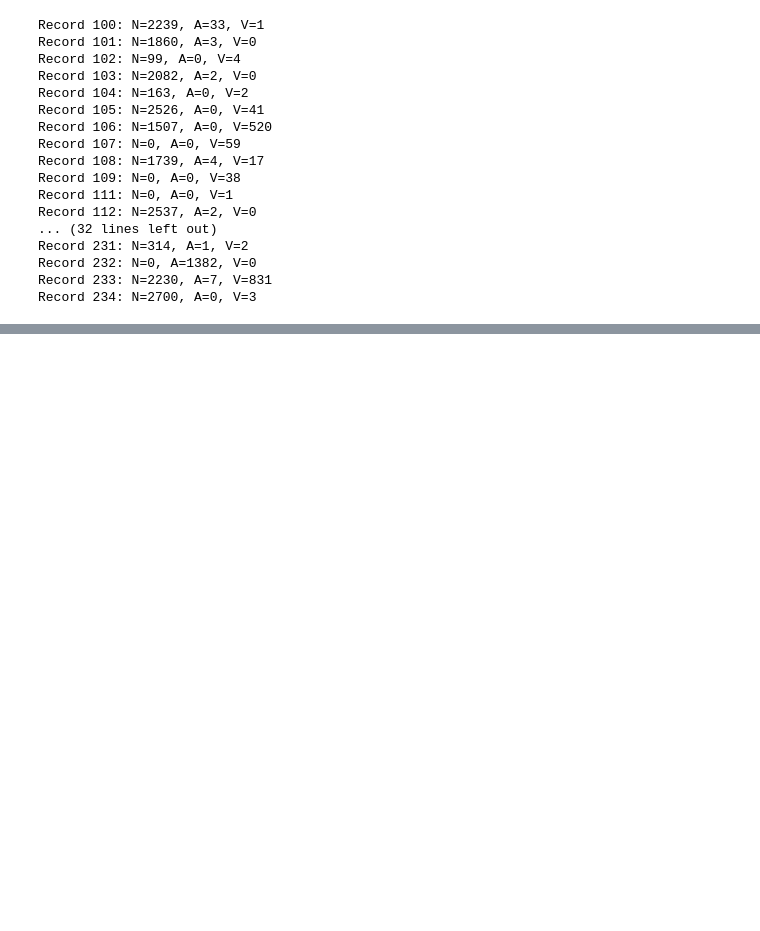
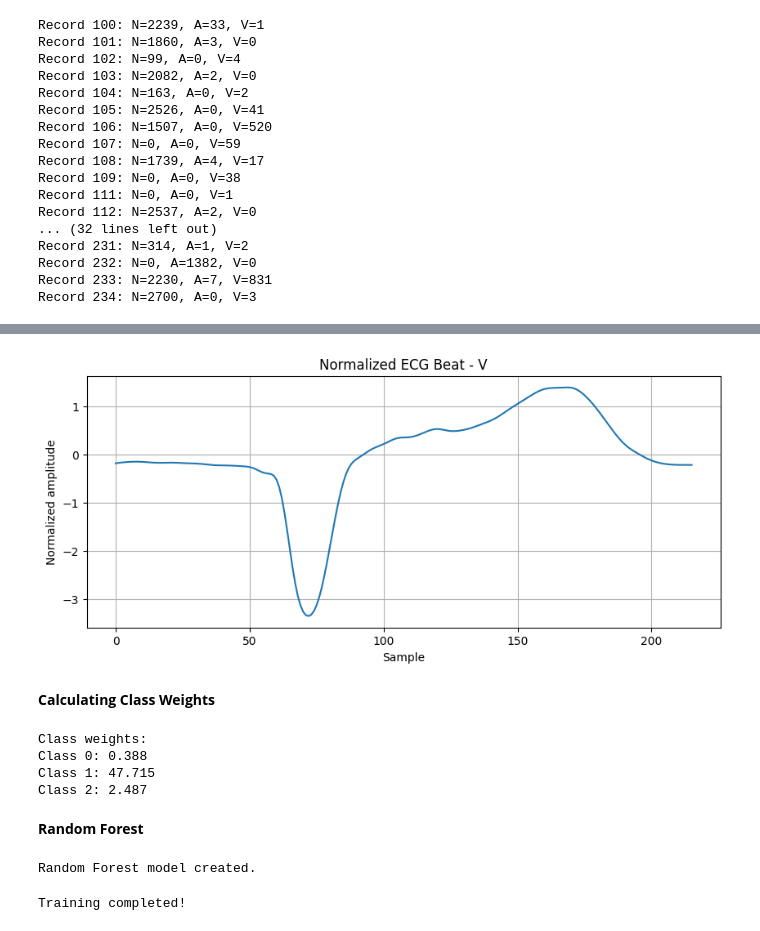
Before and after one commit to Chandana-dharshanam/ecg-detection, a Jupyter notebook: ecg-detection.ipynb, the cells around one changed output, grey strips where cells are left out. Saved outputs shown, nothing was run; the diff lists cells and outputs as text; code cells hidden in the pictures; blank space fills up the shorter version.

```diff
--- a/ecg-detection.ipynb
+++ b/ecg-detection.ipynb
@@ -992,0 +1342,67 @@ Record 234: N=2700, A=0, V=3
+# %%
+v_index = np.where(y_train_encoded == 2)[0][0]
+
+plt.figure(figsize=(10, 4))
+
+plt.plot(X_train_norm[v_index])
+
+plt.title("Normalized ECG Beat - V")
+plt.xlabel("Sample")
+plt.ylabel("Normalized amplitude")
+plt.grid(True)
+
+plt.show()
+# %% [output]
+[figure, added]
+# %% [markdown]
+**Calculating Class Weights**
+# %%
+from sklearn.utils.class_weight import compute_class_weight
+
+classes = np.unique(y_train_encoded)
+
+class_weights_array = compute_class_weight(
+    class_weight='balanced',
+    classes=classes,
+    y=y_train_encoded
+)
+
+class_weights = dict(
+    zip(classes, class_weights_array)
+)
+
+print("Class weights:")
+
+for class_id, weight in class_weights.items():
+    print(
+        f"Class {class_id}: {weight:.3f}"
+    )
+# %% [output]
+Class weights:
+Class 0: 0.388
+Class 1: 47.715
+Class 2: 2.487
+# %% [markdown]
+**Random Forest**
+# %%
+from sklearn.ensemble import RandomForestClassifier
+
+rf_model = RandomForestClassifier(
+    n_estimators=100,
+    class_weight=class_weights,
+    random_state=42,
+    n_jobs=-1
+)
+
+print("Random Forest model created.")
+# %% [output]
+Random Forest model created.
+# %%
+rf_model.fit(
+    X_train_norm,
+    y_train_encoded
+)
+
+print("Training completed!")
+# %% [output]
+Training completed!
```
Also changed, not shown: parts of 29 cells of this notebook.
